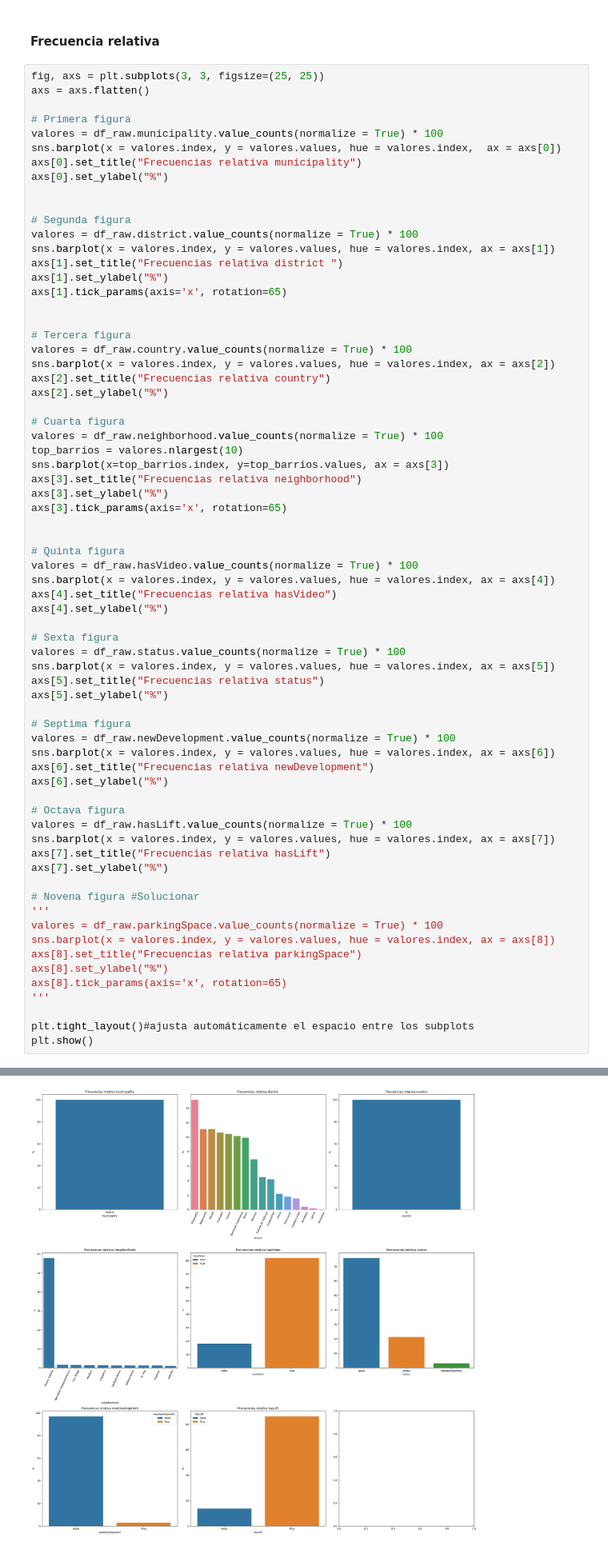
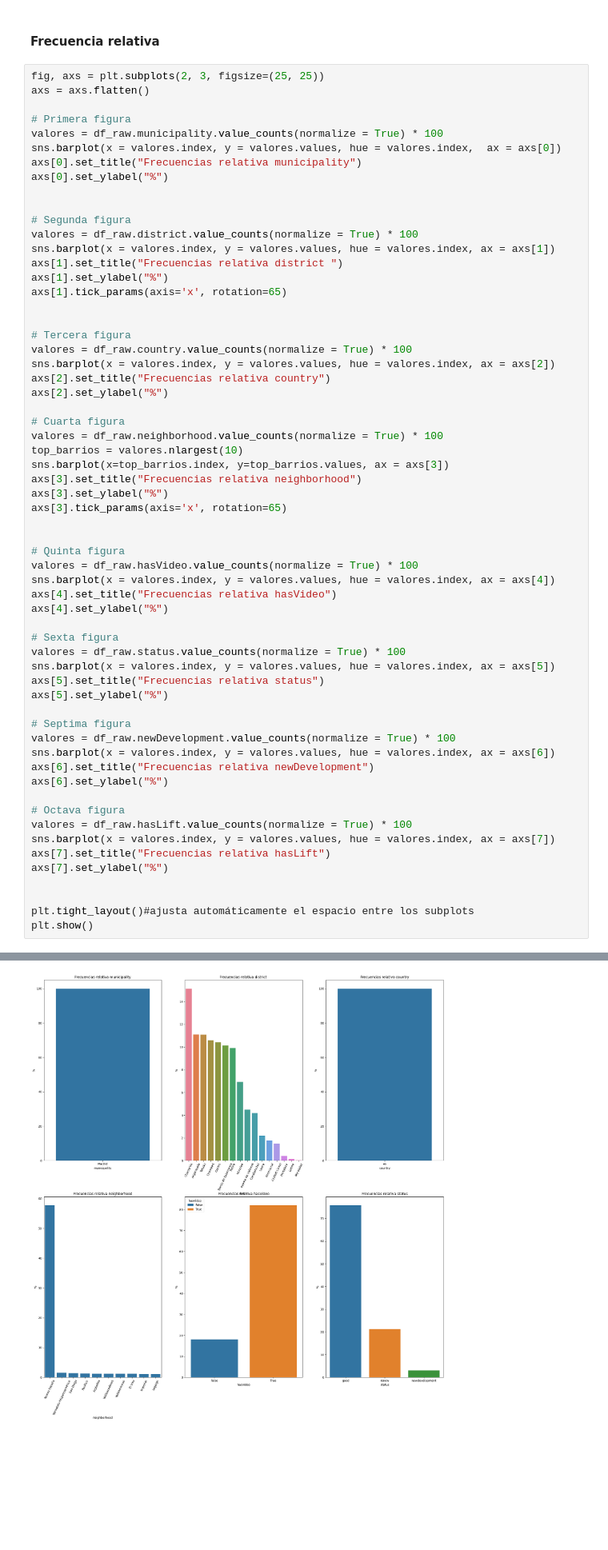
Before and after one commit to asgr29/EDA_Inmuebles_Idealista, a Jupyter notebook: src/notebooks/notebook-eda.ipynb, the cells around one changed output, grey strips where cells are left out. Shown at 80% size. Cells and saved outputs as stored; diff of their text form; blank space fills up the shorter version.

```diff
--- a/src/notebooks/notebook-eda.ipynb
+++ b/src/notebooks/notebook-eda.ipynb
@@ -2472,7 +2486,7 @@ plt.show()
 # %% [markdown]
 #### Frecuencia relativa
 # %%
-fig, axs = plt.subplots(3, 3, figsize=(25, 25))
+fig, axs = plt.subplots(2, 3, figsize=(25, 25))
 axs = axs.flatten()
 
 # Primera figura
@@ -2529,14 +2543,6 @@ sns.barplot(x = valores.index, y = valores.values, hue = valores.index, ax = axs
 axs[7].set_title("Frecuencias relativa hasLift")
 axs[7].set_ylabel("%")
 
-# Novena figura #Solucionar
-'''
-valores = df_raw.parkingSpace.value_counts(normalize = True) * 100
-sns.barplot(x = valores.index, y = valores.values, hue = valores.index, ax = axs[8])
-axs[8].set_title("Frecuencias relativa parkingSpace")
-axs[8].set_ylabel("%")
-axs[8].tick_params(axis='x', rotation=65)
-'''
 
 plt.tight_layout()#ajusta automáticamente el espacio entre los subplots
 plt.show()
@@ -2544,4 +2551,4 @@ plt.show()
-[figure, old version]
+[figure, new version]
 # %% [markdown]
 ### Análisis Categóricas
 
```
Also changed, not shown: parts of 17 cells of this notebook.
